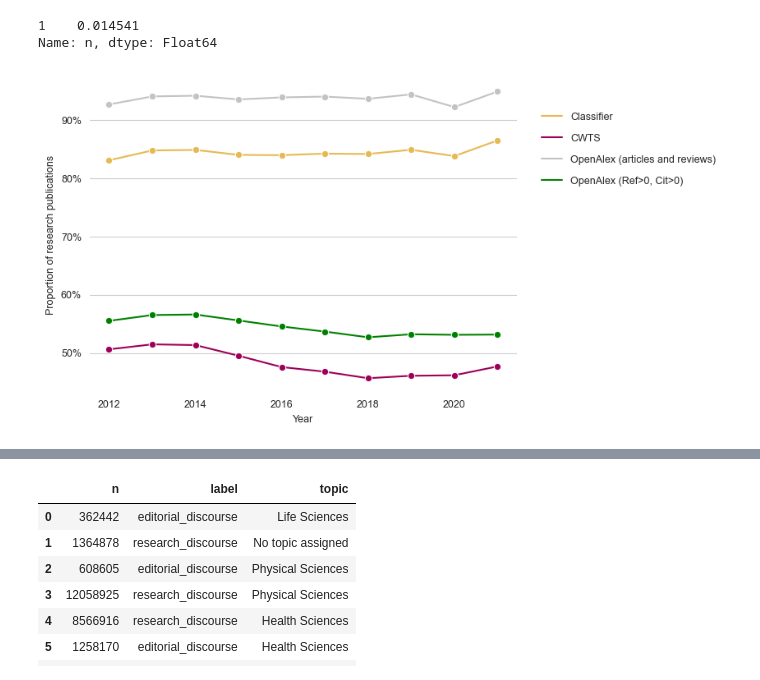
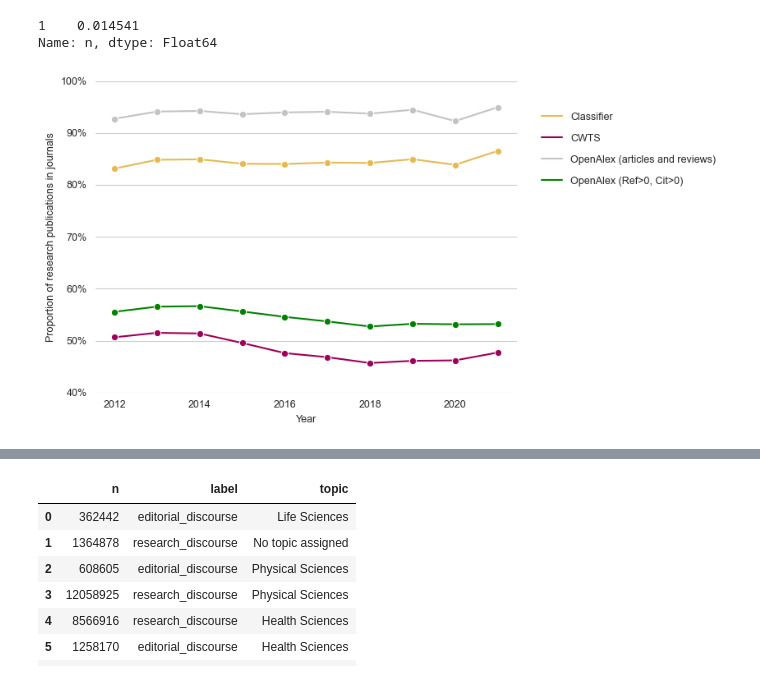
Before and after one commit to naustica/openalex_doctypes, a Jupyter notebook: classifier/review_classifier.ipynb, the cells around one changed output, grey strips where cells are left out. Saved outputs shown, nothing was run; the diff lists cells and outputs as text; code cells hidden in the pictures.

Commit message:
update figures for blog post

```diff
--- a/classifier/review_classifier.ipynb
+++ b/classifier/review_classifier.ipynb
@@ -171,32 +189,34 @@ sns.lineplot(data=df_oal_2012_2021,
              x='publication_year',
              y='prop',
              color='#c3c3c3',
              marker='o',
              ax=ax)
 
 sns.lineplot(data=df_oal_2012_2021_baseline,
              x='publication_year',
              y='prop',
              color='green',
              marker='o',
              ax=ax)
 
 #ax.yaxis.set_major_formatter(mtick.StrMethodFormatter('{x:,.0f}'))
 ax.yaxis.set_major_formatter(mtick.PercentFormatter(1.0))
 ax.grid(False, which='both', axis='x')
-ax.set(xlabel='Year', ylabel='Proportion of research publications')
+ax.set(xlabel='Year', ylabel='Proportion of research publications in journals')
+
+ax.set_ylim(0.4, 1)
 
 clas_patch = Line2D([0], [0], color='#E5BA52', label='Classifier')
 cwts_patch = Line2D([0], [0], color='#9e0059', label='CWTS')
 oal_patch = Line2D([0], [0], color='#c3c3c3', label='OpenAlex (articles and reviews)')
 oal_baseline_patch = Line2D([0], [0], color='green', label='OpenAlex (Ref>0, Cit>0)')
 
 lgd = fig.legend(handles=[clas_patch, cwts_patch, oal_patch, oal_baseline_patch], frameon=False,
                  bbox_to_anchor=(1.4, 0.9), labelspacing=1.1)
 
 plt.tight_layout()
 
 plt.show()
 fig.savefig(f'media/oal_cwts_comparison.png', format='png', bbox_inches='tight', dpi=500)
 # %% [output]
-[figure, old version]
+[figure, new version]
```
Also changed, not shown: parts of 31 cells of this notebook, 7 other files.
